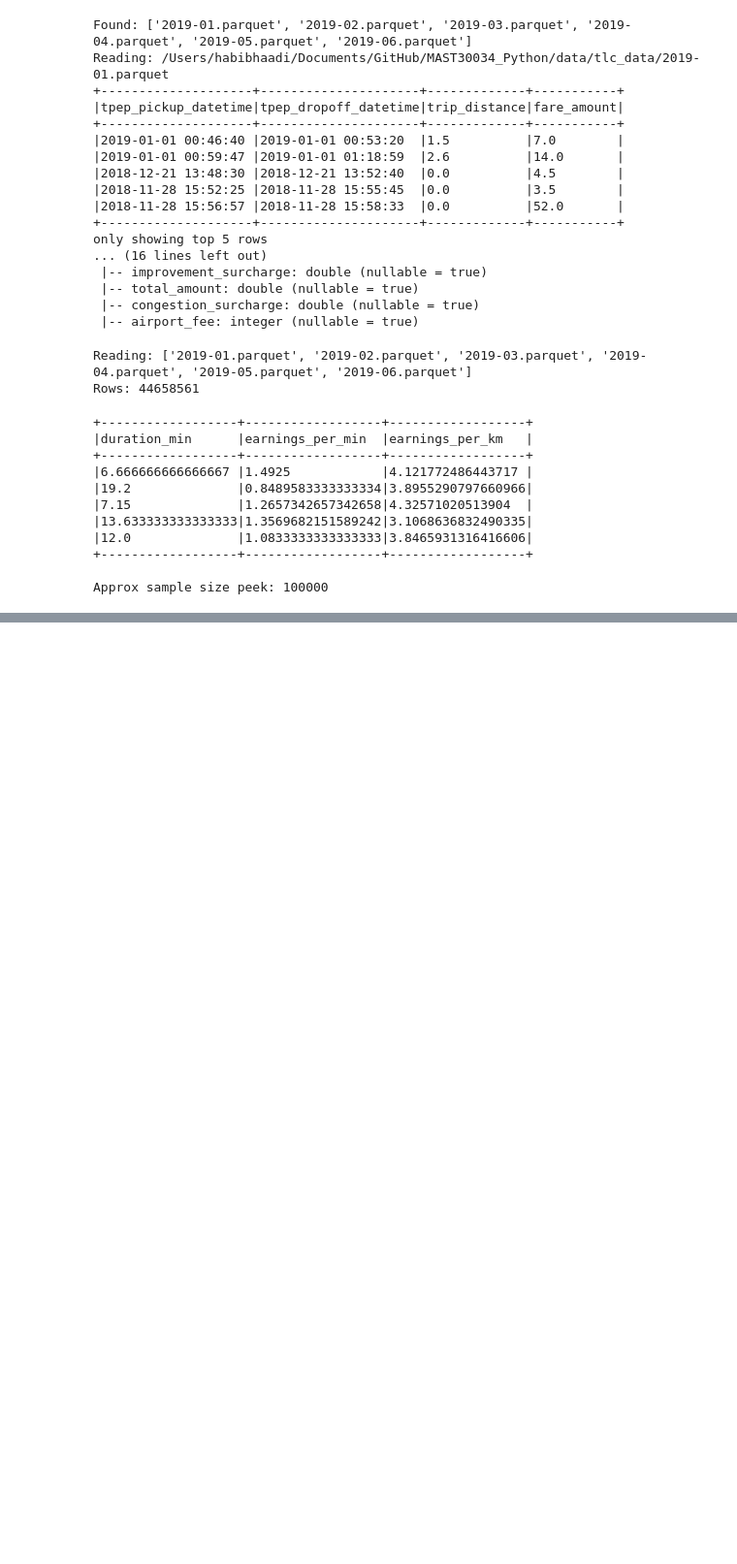
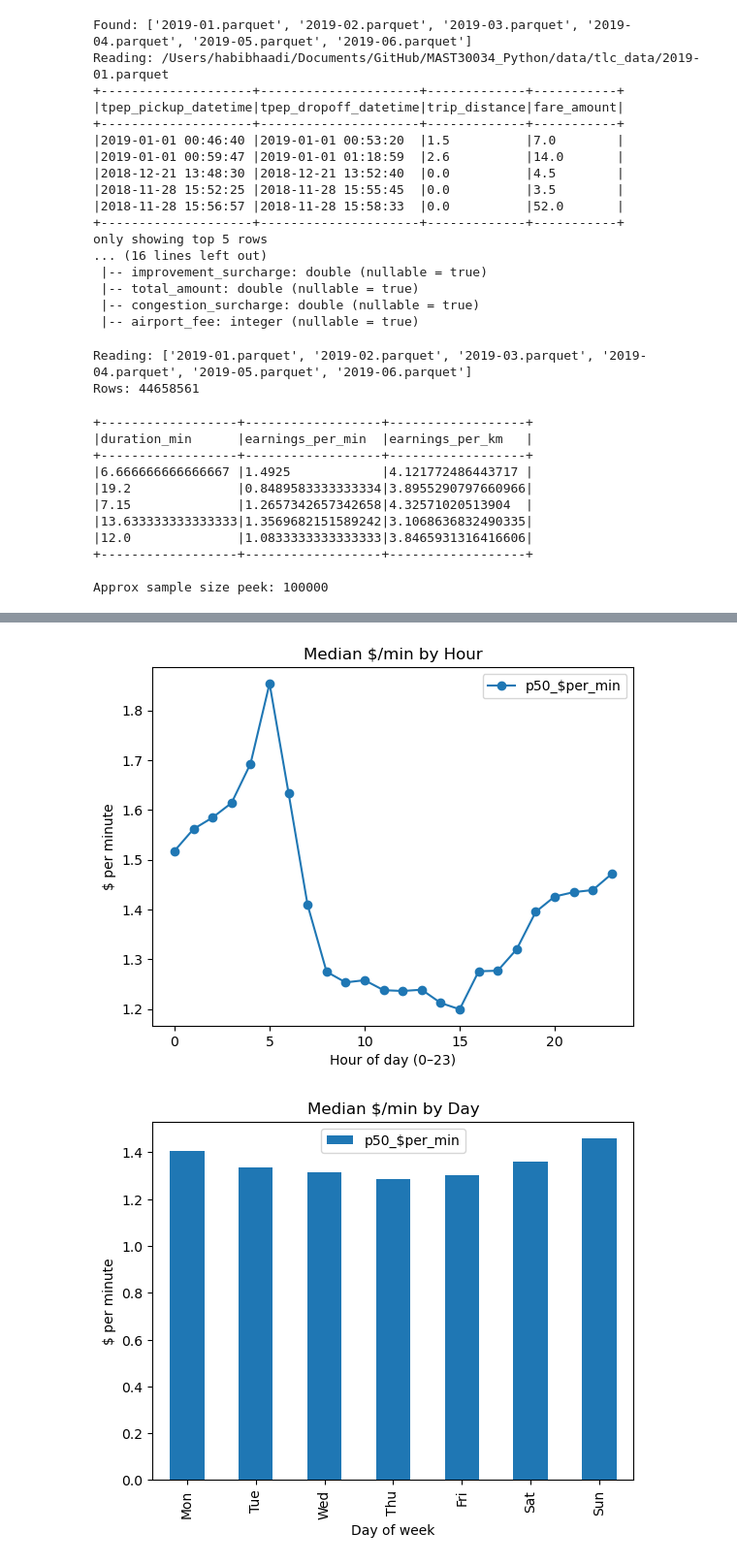
Before and after one commit to habibhaadi/MAST30034_Python, a Jupyter notebook: efficiency_analysis_n_dat.ipynb, the cells around one changed output, grey strips where cells are left out. Shown: that part at 97% size. Cells and saved outputs as stored; diff of their text form; code cells hidden in the pictures; blank space fills up the shorter version.

```diff
--- a/efficiency_analysis_n_dat.ipynb
+++ b/efficiency_analysis_n_dat.ipynb
@@ -311,0 +484,27 @@ pyspark: 4.0.0
+# %%
+## Earnings vs Time, I did sm time-based performance summaries
+
+# performance by hour of day
+by_hour = (
+    df3.groupBy("pickup_hour")
+       .agg(
+           F.expr("percentile_approx(earnings_per_min, 0.5)").alias("p50_$per_min"),
+           F.expr("percentile_approx(earnings_per_min, 0.1)").alias("p10"),
+           F.expr("percentile_approx(earnings_per_min, 0.9)").alias("p90"),
+           F.count("*").alias("trips")
+       )
+       .orderBy("pickup_hour")
+)
+
+# performance by day of week
+by_dow = (
+    df3.groupBy("pickup_dow")
+       .agg(
+           F.expr("percentile_approx(earnings_per_min, 0.5)").alias("p50_$per_min"),
+           F.count("*").alias("trips")
+       )
+       .orderBy(F.expr("array_position(array('Mon','Tue','Wed','Thu','Fri','Sat','Sun'), pickup_dow)"))
+)
+
+by_hour.show(24, truncate=False)
+by_dow.show(truncate=False)
@@ -311,0 +541,16 @@ pyspark: 4.0.0
+# %%
+## graph the above earnings vs time
+
+bh = by_hour.toPandas()
+bd = by_dow.toPandas()
+
+import matplotlib.pyplot as plt
+
+bh.plot(x="pickup_hour", y="p50_$per_min", kind="line", marker="o")
+plt.title("Median $/min by Hour"); plt.ylabel("$ per minute"); plt.xlabel("Hour of day (0–23)"); plt.show()
+
+bd.plot(x="pickup_dow", y="p50_$per_min", kind="bar")
+plt.title("Median $/min by Day"); plt.ylabel("$ per minute"); plt.xlabel("Day of week"); plt.show()
+# %% [output]
+[figure, added]
+[figure, added]
```
Also changed, not shown: parts of 27 cells of this notebook, 14 other files.
